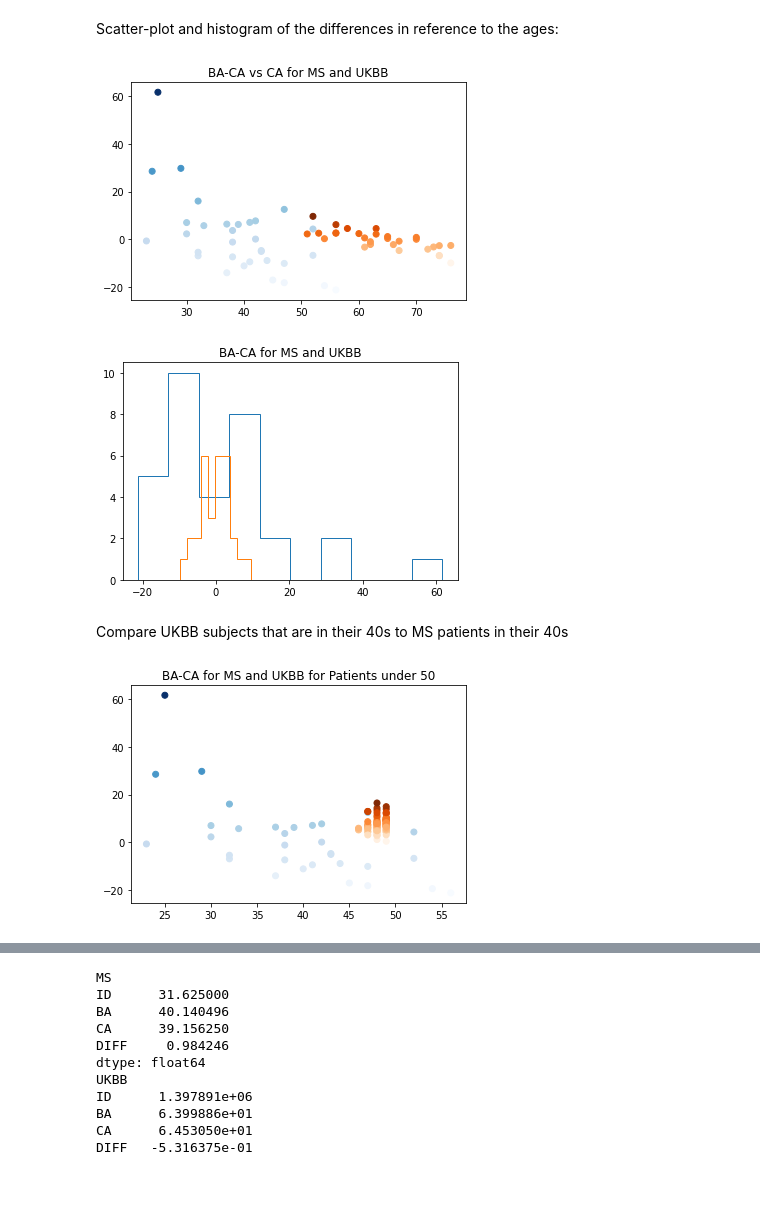
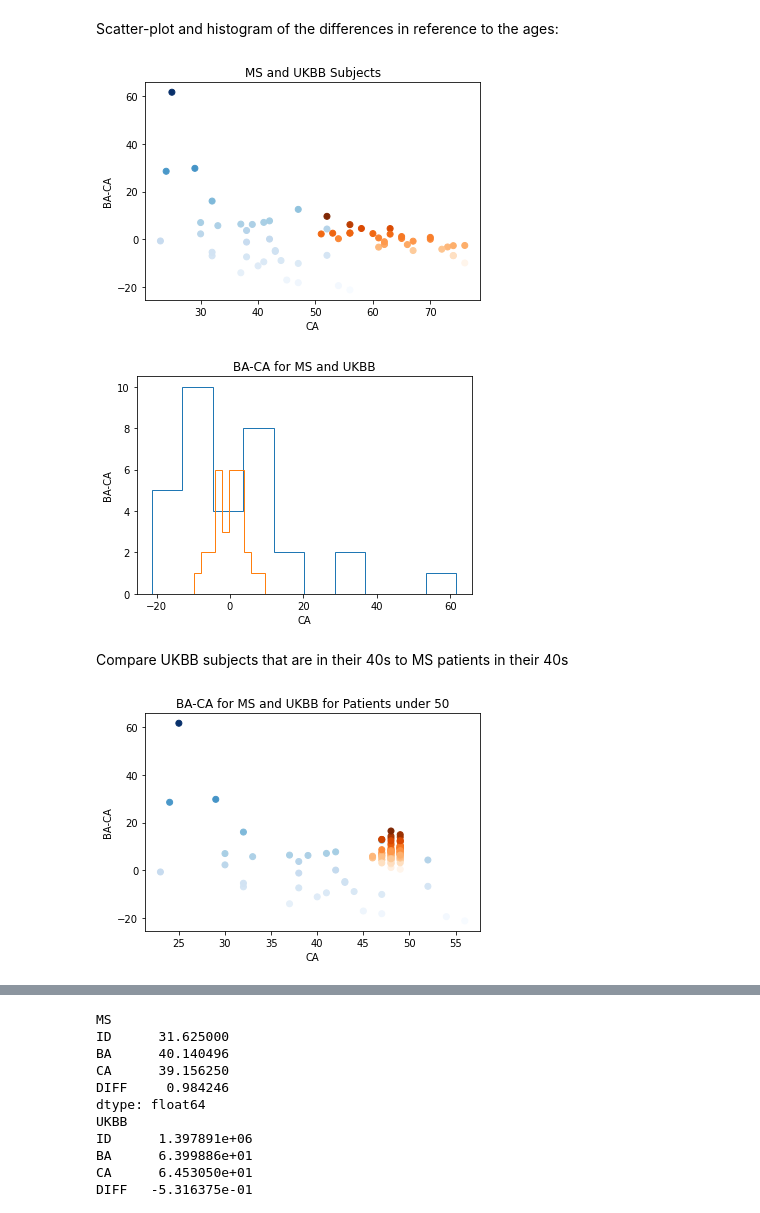
Before and after one commit to rishasurana/USC_BA_estimator, a Jupyter notebook: AnalysisAll.ipynb, the cells around one changed output, grey strips where cells are left out. Drawn from its saved outputs; the diff is of its cells as text; code cells hidden in the pictures; blank space fills up the shorter version.

```diff
--- a/AnalysisAll.ipynb
+++ b/AnalysisAll.ipynb
@@ -45,19 +47,23 @@ Scatter-plot and histogram of the differences in reference to the ages:
 # %%
 plt.scatter(MS_df['CA'], MS_df['DIFF'], c=MS_df['DIFF'], cmap = 'Blues')
 plt.scatter(UKBB_df_reduced['CA'], UKBB_df_reduced['DIFF'], c=UKBB_df_reduced['DIFF'], cmap = 'Oranges')
-plt.title('BA-CA vs CA for MS and UKBB')
+plt.title('MS and UKBB Subjects')
+plt.xlabel('CA')
+plt.ylabel('BA-CA')
 #plt.show()
 plt.savefig('scatAll.png')
 # %% [output]
-[figure, old version]
+[figure, new version]
 # %%
 plt.hist(MS_df['DIFF'], histtype='step')
 plt.hist(UKBB_df_reduced['DIFF'], histtype='step')
 plt.title('BA-CA for MS and UKBB')
+plt.xlabel('CA')
+plt.ylabel('BA-CA')
 #plt.show()
 plt.savefig('histAll.png')
 # %% [output]
-[figure, old version]
+[figure, new version]
 # %% [markdown]
 Compare UKBB subjects that are in their 40s to MS patients in their 40s
 # %%
@@ -65,10 +71,12 @@ UKBB_df_40s = UKBB_df[UKBB_df.CA < 50.000000]
 plt.scatter(MS_df['CA'], MS_df['DIFF'], c=MS_df['DIFF'], cmap = 'Blues')
 plt.scatter(UKBB_df_40s['CA'], UKBB_df_40s['DIFF'], c=UKBB_df_40s['DIFF'], cmap = 'Oranges')
 plt.title('BA-CA for MS and UKBB for Patients under 50')
+plt.xlabel('CA')
+plt.ylabel('BA-CA')
 #plt.show()
 plt.savefig('scat50.png')
 # %% [output]
-[figure, old version]
+[figure, new version]
 # %%
 plt.hist(MS_df['DIFF'], histtype='step')
 plt.hist(UKBB_df_40s['DIFF'], histtype='step')
```
Also changed, not shown: parts of 11 cells of this notebook, 13 other files.
